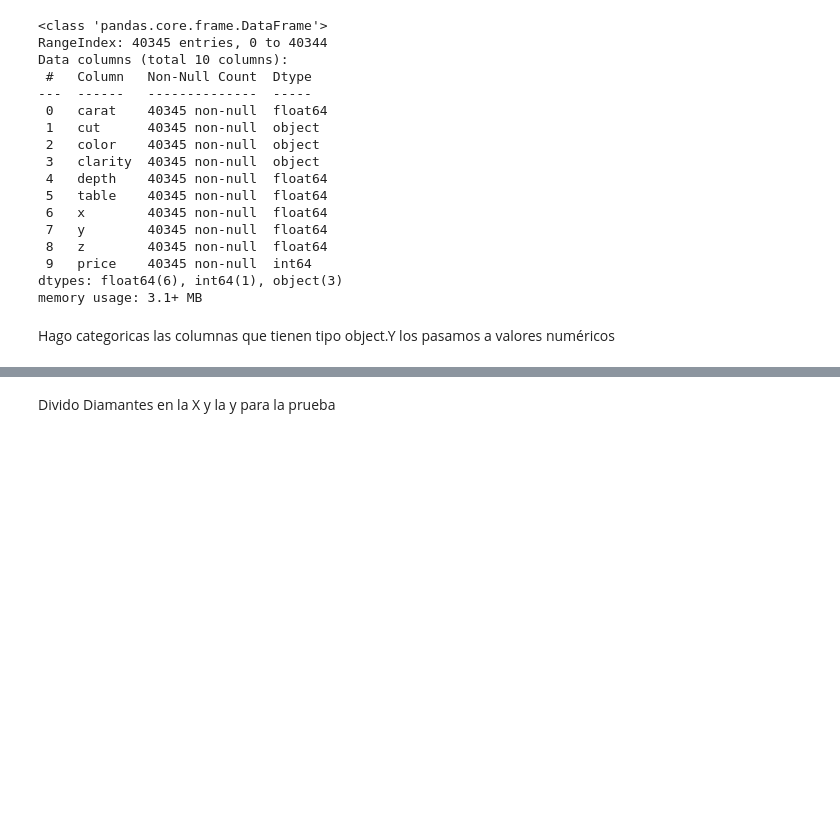
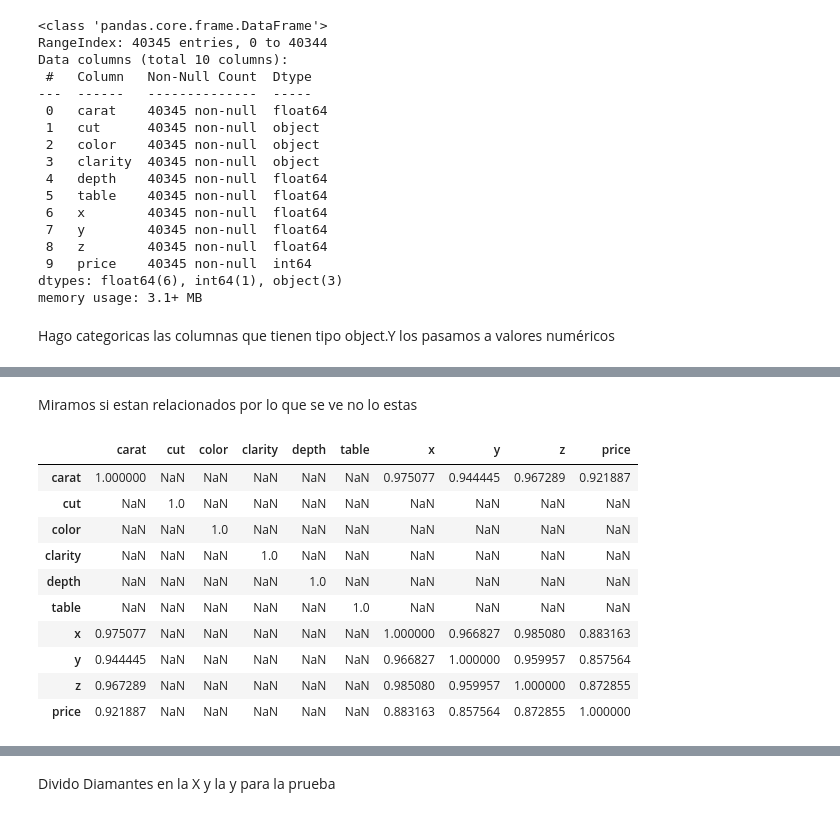
Before and after one commit to Sergio-Perez/ProyectoDiamantes, a Jupyter notebook: DiamonProyect.ipynb, the cells around one changed output, grey strips where cells are left out. Saved outputs shown, nothing was run; the diff lists cells and outputs as text; code cells hidden in the pictures; blank space fills up the shorter version.

```diff
--- a/DiamonProyect.ipynb
+++ b/DiamonProyect.ipynb
@@ -138,0 +138,17 @@ display(diamantes_train.head())
+# %% [markdown]
+Miramos si estan relacionados por lo que se ve no lo estas
+# %%
+corr_ma = diamantes_train.corr()
+corr_ma[corr_ma>0.8]
+# %% [output]
+|  | carat | cut | color | clarity | depth | table | x | y | z | price |
+| carat | 1.000000 | NaN | NaN | NaN | NaN | NaN | 0.975077 | 0.944445 | 0.967289 | 0.921887 |
+| cut | NaN | 1.0 | NaN | NaN | NaN | NaN | NaN | NaN | NaN | NaN |
+| color | NaN | NaN | 1.0 | NaN | NaN | NaN | NaN | NaN | NaN | NaN |
+| clarity | NaN | NaN | NaN | 1.0 | NaN | NaN | NaN | NaN | NaN | NaN |
+| depth | NaN | NaN | NaN | NaN | 1.0 | NaN | NaN | NaN | NaN | NaN |
+| table | NaN | NaN | NaN | NaN | NaN | 1.0 | NaN | NaN | NaN | NaN |
+| x | 0.975077 | NaN | NaN | NaN | NaN | NaN | 1.000000 | 0.966827 | 0.985080 | 0.883163 |
+| y | 0.944445 | NaN | NaN | NaN | NaN | NaN | 0.966827 | 1.000000 | 0.959957 | 0.857564 |
+| z | 0.967289 | NaN | NaN | NaN | NaN | NaN | 0.985080 | 0.959957 | 1.000000 | 0.872855 |
+| price | 0.921887 | NaN | NaN | NaN | NaN | NaN | 0.883163 | 0.857564 | 0.872855 | 1.000000 |
```
Also changed, not shown: parts of 58 cells of this notebook, 1 other file.
